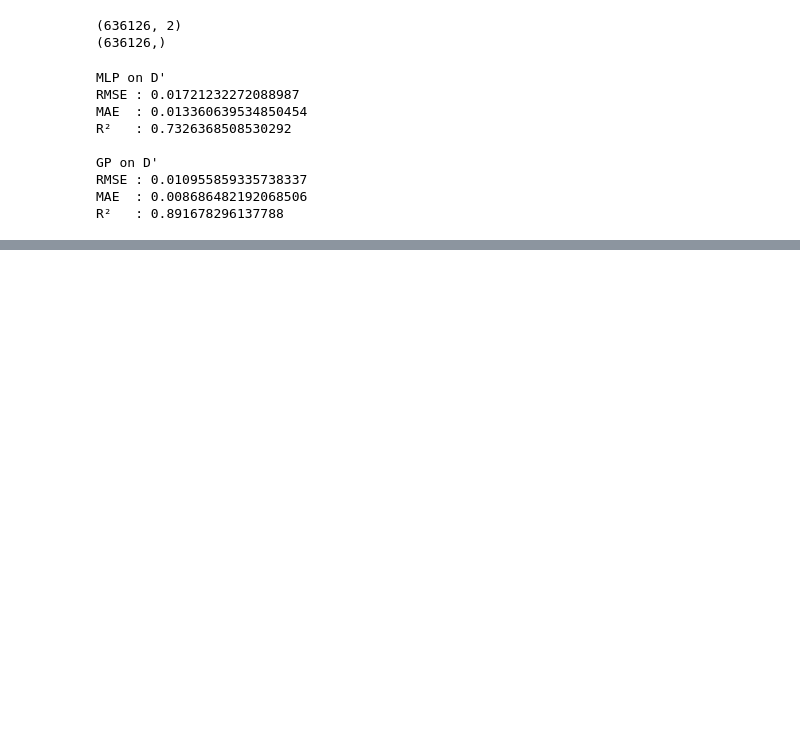
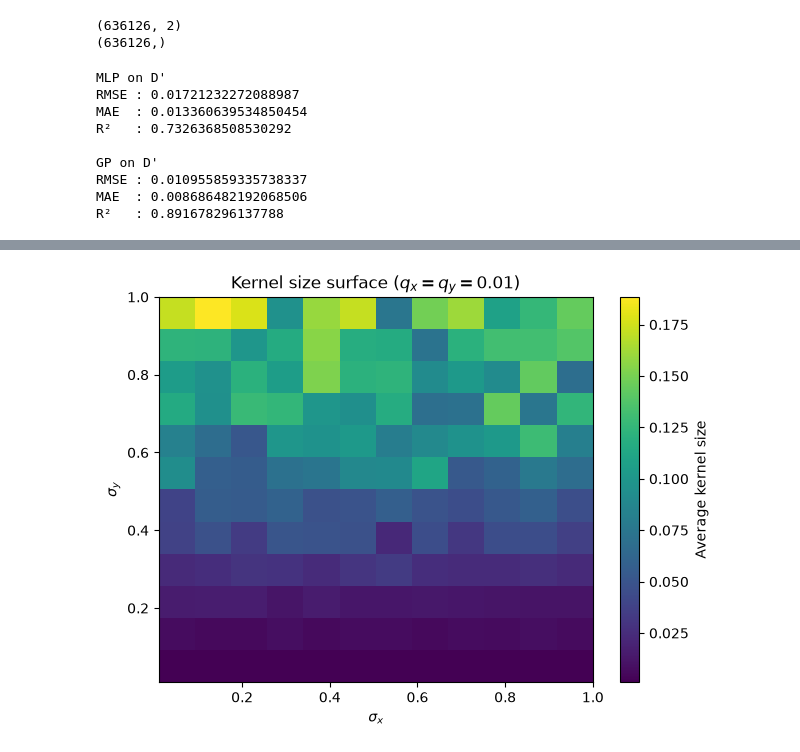
Before and after one commit to nm19000/AccuracyBoundsRegression, a Jupyter notebook: examples/example_regression.ipynb, the cells around one changed output, grey strips where cells are left out. Cells and saved outputs as stored; diff of their text form; code cells hidden in the pictures; blank space fills up the shorter version.

```diff
--- a/examples/example_regression.ipynb
+++ b/examples/example_regression.ipynb
@@ -374,0 +632,27 @@ R²   : 0.891678296137788
+# %%
+plt.figure(figsize=(7,5))
+
+plt.imshow(
+    kernel_size_surface.T,
+    origin="lower",
+    extent=[
+        noise_levels.min(),
+        noise_levels.max(),
+        noise_levels.min(),
+        noise_levels.max()
+    ],
+    aspect="auto",
+    cmap="viridis"
+)
+
+plt.colorbar(label="Average kernel size")
+
+plt.xlabel(r"$\sigma_x$")
+plt.ylabel(r"$\sigma_y$")
+plt.title(
+    r"Kernel size surface ($q_x=q_y=0.01$)"
+)
+
+plt.show()
+# %% [output]
+[figure, added]
```
Also changed, not shown: parts of 8 cells of this notebook, 1 other file.
